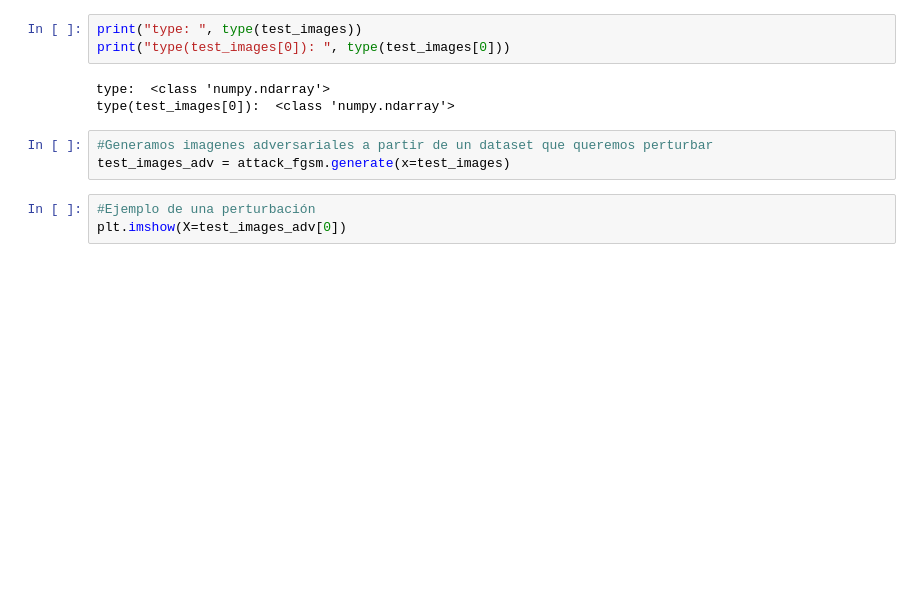
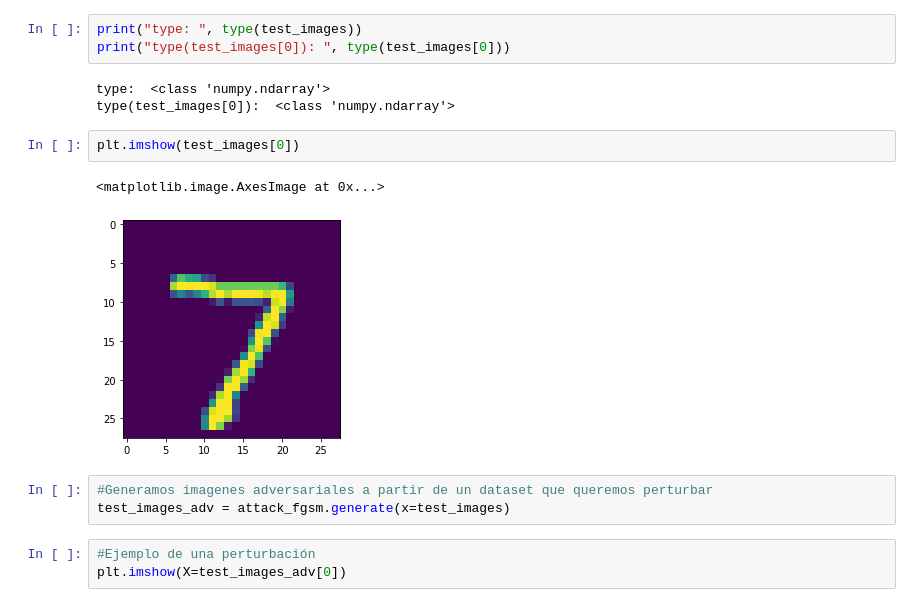
Before and after one commit to Olivverde/DL-attack, a Jupyter notebook: Ataque de Evasión y Envenenamiento.ipynb, the cells around one changed output. Cells and saved outputs as stored; diff of their text form; blank space fills up the shorter version.

```diff
--- a/Ataque de Evasión y Envenenamiento.ipynb
+++ b/Ataque de Evasión y Envenenamiento.ipynb
@@ -73,6 +73,11 @@ print("type(test_images[0]): ", type(test_images[0]))
 # %% [output]
 type:  <class 'numpy.ndarray'>
 type(test_images[0]):  <class 'numpy.ndarray'>
+# %%
+plt.imshow(test_images[0])
+# %% [output]
+<matplotlib.image.AxesImage at 0x...>
+[figure, added]
 # %%
 #Generamos imagenes adversariales a partir de un dataset que queremos perturbar
 test_images_adv = attack_fgsm.generate(x=test_images)
```
Also changed, not shown: parts of 1 cell of this notebook, 1 other file.
